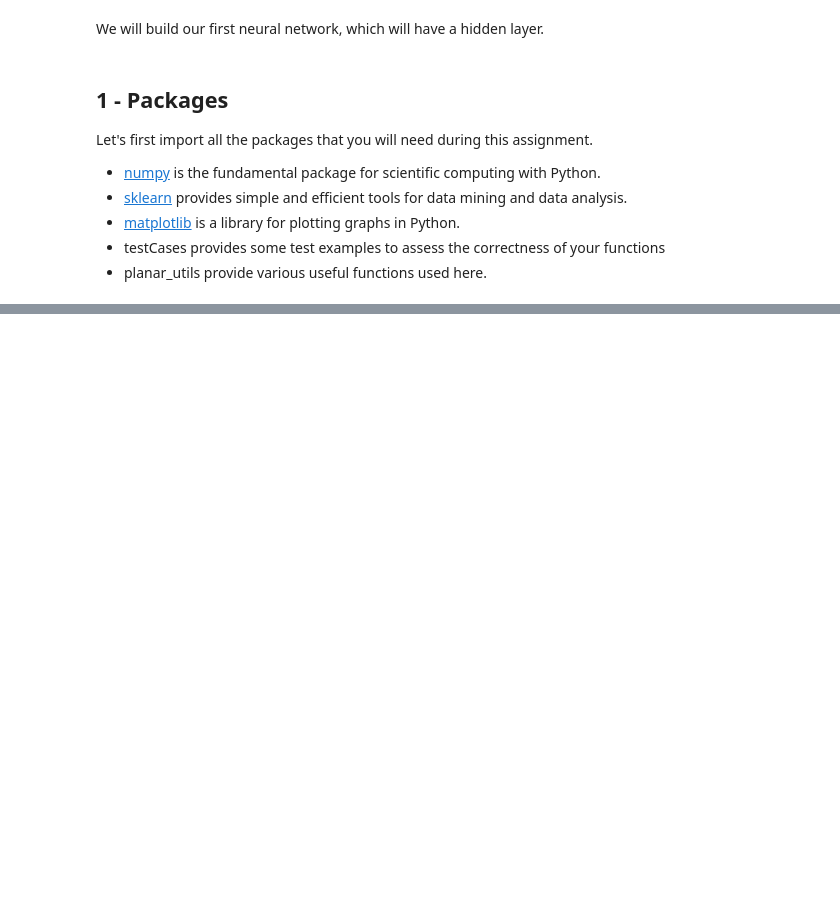
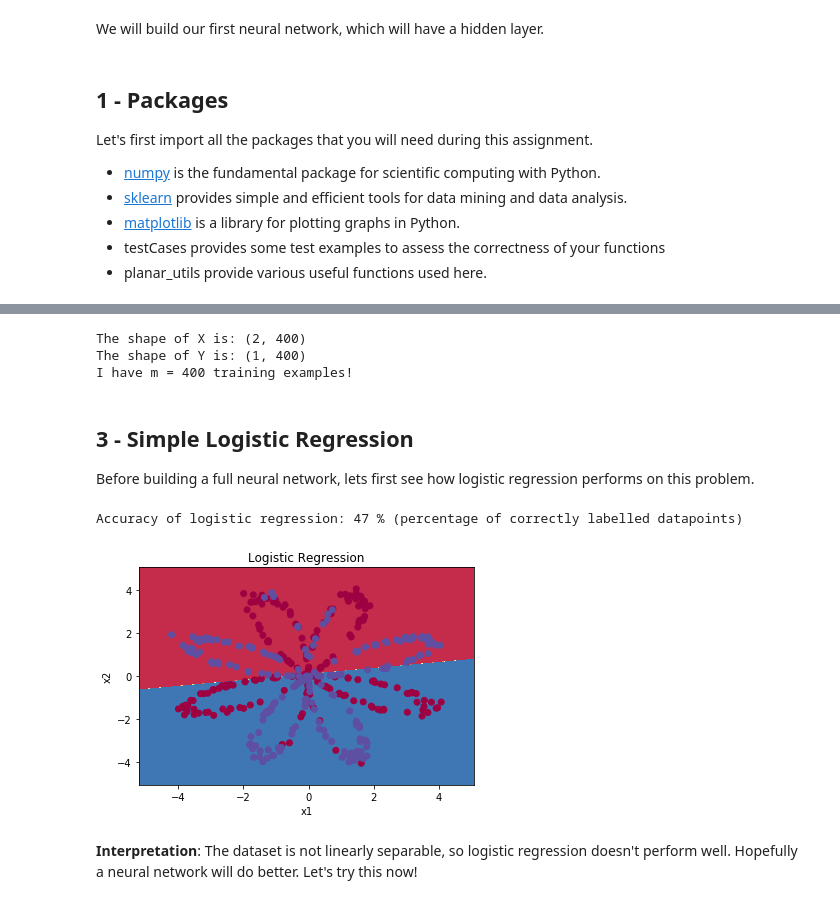
Before and after one commit to arpitsomani8/Neural-Nework-And-Deep-Learning-Models, a Jupyter notebook: Planar data classification with one hidden layer/Planar data classification with one hidden layer.ipynb, the cells around one changed output, grey strips where cells are left out. Saved outputs shown, nothing was run; the diff lists cells and outputs as text; code cells hidden in the pictures; blank space fills up the shorter version.

Commit message:
Simple Logistic Regression

```diff
--- a/Planar data classification with one hidden layer/Planar data classification with one hidden layer.ipynb
+++ b/Planar data classification with one hidden layer/Planar data classification with one hidden layer.ipynb
@@ -26,0 +50,36 @@ np.random.seed(1) # set a seed so that the results are consistent
+# %%
+shape_X = X.shape
+shape_Y = Y.shape
+m = Y.shape[1]  # training set size
+
+
+print ('The shape of X is: ' + str(shape_X))
+print ('The shape of Y is: ' + str(shape_Y))
+print ('I have m = %d training examples!' % (m))
+# %% [output]
+The shape of X is: (2, 400)
+The shape of Y is: (1, 400)
+I have m = 400 training examples!
+# %% [markdown]
+## 3 - Simple Logistic Regression
+
+Before building a full neural network, lets first see how logistic regression performs on this problem.
+# %%
+# Train the logistic regression classifier
+clf = sklearn.linear_model.LogisticRegressionCV();
+a=np.squeeze(Y)
+clf.fit(X.T, a.T);
+# %%
+# Plot the decision boundary for logistic regression
+plot_decision_boundary(lambda x: clf.predict(x), X, a)
+plt.title("Logistic Regression")
+
+# Print accuracy
+LR_predictions = clf.predict(X.T)
+print ('Accuracy of logistic regression: %d ' % float((np.dot(a,LR_predictions) + np.dot(1-a,1-LR_predictions))/float(a.size)*100) +
+       '% ' + "(percentage of correctly labelled datapoints)")
+# %% [output]
+Accuracy of logistic regression: 47 % (percentage of correctly labelled datapoints)
+[figure, added]
+# %% [markdown]
+**Interpretation**: The dataset is not linearly separable, so logistic regression doesn't perform well. Hopefully a neural network will do better. Let's try this now!
```
Also changed, not shown: parts of 5 cells of this notebook.
